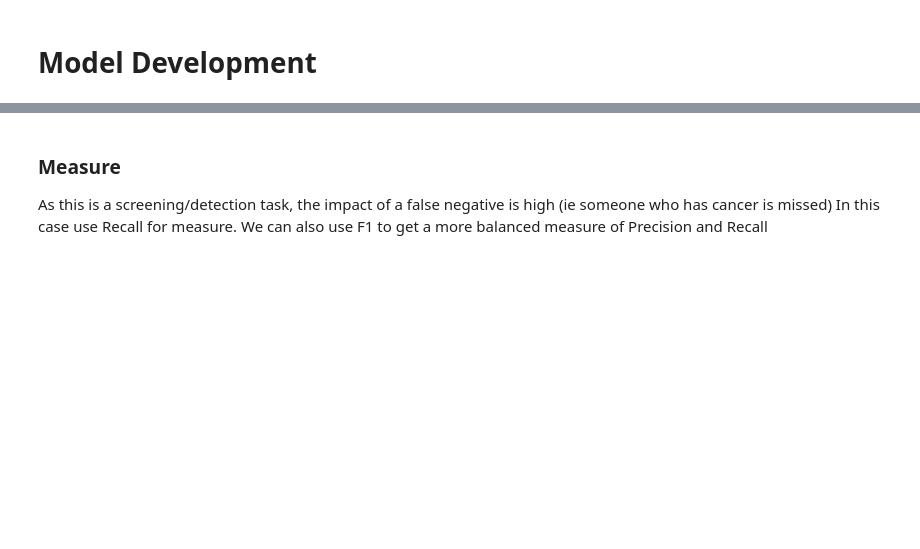
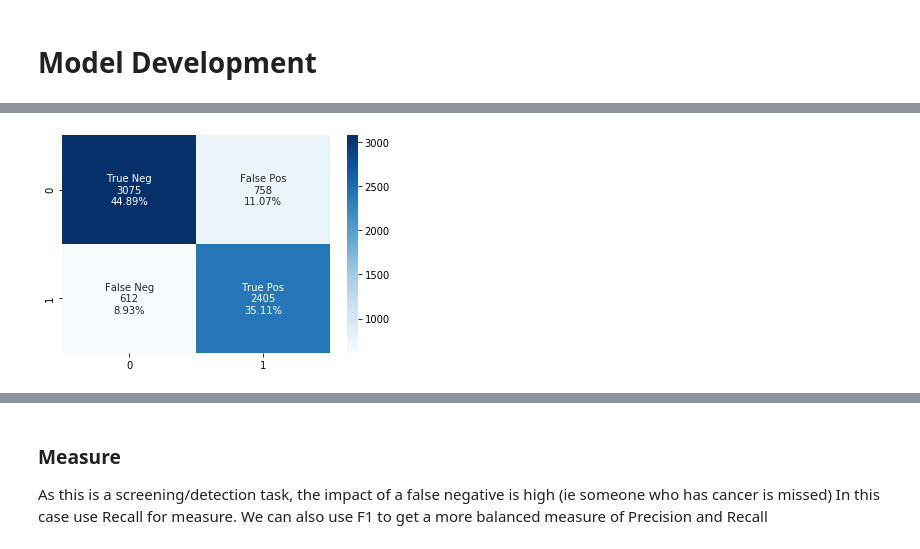
Before and after one commit to simonb65/COSC2673-A2, a Jupyter notebook: Ass2-ProbSample.ipynb, the cells around one changed output, grey strips where cells are left out. Cells and saved outputs as stored; diff of their text form; code cells hidden in the pictures; blank space fills up the shorter version.

```diff
--- a/Ass2-ProbSample.ipynb
+++ b/Ass2-ProbSample.ipynb
@@ -259,0 +287,23 @@ def PlotConfusionMatrix(test, pred):
+# %%
+def PredictModel(model):
+    batch_size_ = 1
+    y_pred = list()
+    y_test = list()
+    filenames = test_generator.filenames
+    N_images = len(filenames)
+    batches = 0
+
+    # iterate through the data generator and predict for each batch
+    # hold the predictions and labels
+    for x,y in test_generator:
+            yp = model_reg.predict(x, verbose=0)
+            yp = np.argmax(yp, axis = 1)
+            yt = np.argmax(y, axis = 1)
+            y_pred = y_pred + yp.tolist()
+            y_test = y_test + yt.tolist()
+
+            batches += 1
+            if batches >= N_images / batch_size_:
+                break
+
+    return (y_test, y_pred)
@@ -272,0 +348,2 @@ model_reg = tf.keras.Sequential([
+# %%
+(test_y, pred_y) = PredictModel(model_reg)
@@ -273 +366,5 @@ model_reg = tf.keras.Sequential([
+# %%
+PlotConfusionMatrix(test_y, pred_y)
+# %% [output]
+[figure, added]
 # %%
```
Also changed, not shown: parts of 29 cells of this notebook.
